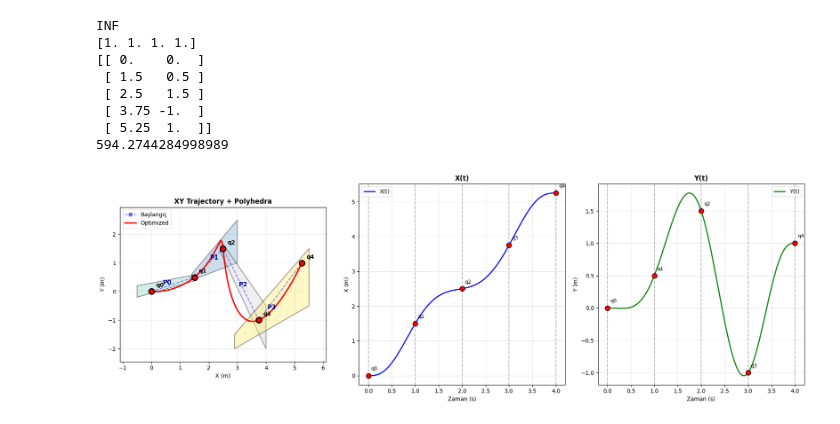
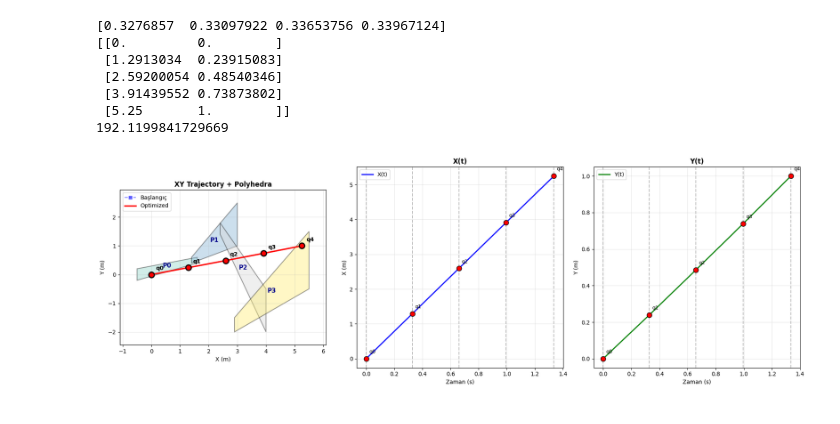
Before and after one commit to DemirDorukDilek/DDoP, a Jupyter notebook: Welcome_To_Colab (4).ipynb, the cells around one changed output. Drawn from its saved outputs; the diff is of its cells as text; code cells hidden in the pictures.

```diff
--- a/Welcome_To_Colab (4).ipynb
+++ b/Welcome_To_Colab (4).ipynb
@@ -42,7 +42,7 @@ class DDoPnD:
         self.v_max = 4.0
         self.a_max = 5.0
 
-        self.pakka = 1000.0
+        self.pakka = 0.5
 
     def _unpack(self,x):
         idx = 0
@@ -230,8 +230,6 @@ class DDoPnD:
                 A_j,b_j = self.polyhedra[j]
                 slack = b_j - A_j @ q_i
                 if np.any((slack)<=0):
-                    # raise
-                    print("INF")
                     return float("inf")
 
                 J_F = self.pakka * np.sum(np.log(slack))
@@ -266,7 +264,7 @@ class DDoPnD:
             cost+= opt.J(np.array([]))
 
         cost += self.J_D()
-        cost += self.J_F()
+        # cost += self.J_F()
         return float(cost)
 
     def grad(self, x):
@@ -284,8 +282,7 @@ class DDoPnD:
         grad_T += grad_J_D_T
         grad_q += grad_J_D_q
 
-        grad_q += self.grad_J_F()
-
+        # grad_q += self.grad_J_F()
         grad = []
         if not self.fix_times:
             grad.extend(grad_T)
@@ -314,7 +311,7 @@ class DDoPnD:
             method='L-BFGS-B',
             jac=self.grad,
             bounds=bounds,
-            options={'disp': True, 'maxiter': 100}
+            options={'disp': True, 'maxiter': 1000}
         )
         self._unpack(result.x)
 
@@ -355,43 +352,42 @@ polygons = [
         (2.4, 1.8)
     ],
 
     # P₃: Bitiş bölgesi
     [
         (2.9, -2),
         (5.5, -0.5),
         (5.5, 1.5),
         (2.9, -1.5)
     ],
 ]
 
 # Engeller (sadece görselleştirme için)
 obstacles = [
     {'center': (2.5, 0.3), 'radius': 0.4},
     {'center': (1.8, 1.8), 'radius': 0.3},
 ]
 
 
 opt_waypoint = list(map(np.array,waypoints))
 polyhedra = list(map(polygon_to_polyhedron,polygons))
-opt = DDoPnD([1.0]*(len(waypoints)-1),opt_waypoint,polyhedra,False,False,3)
+opt = DDoPnD([1.0]*(len(waypoints)-1),opt_waypoint,polyhedra,False,False,1)
 T,way,C = opt.run()
 print(T)
 print(way)
 print(C)
 
 ww =[np.array(dim) for dim in zip(*way)]
 plot_trajectory_result(opt, polyhedra, way, [])
 # visualize_trajectory_2d(opt,T,*ww)
 # %% [output]
-INF
-[1. 1. 1. 1.]
-[[ 0.    0.  ]
- [ 1.5   0.5 ]
- [ 2.5   1.5 ]
- [ 3.75 -1.  ]
- [ 5.25  1.  ]]
-594.2744284998989
+[0.3276857  0.33097922 0.33653756 0.33967124]
+[[0.         0.        ]
+ [1.2913034  0.23915083]
+ [2.59200054 0.48540346]
+ [3.91439552 0.73873802]
+ [5.25       1.        ]]
+192.1199841729669
-[figure, old version]
+[figure, new version]
 # %%
 def plot_polyhedra_and_waypoints(polyhedra, waypoints, obstacles=None):
     """
```
Also changed, not shown: parts of 2 cells of this notebook.
